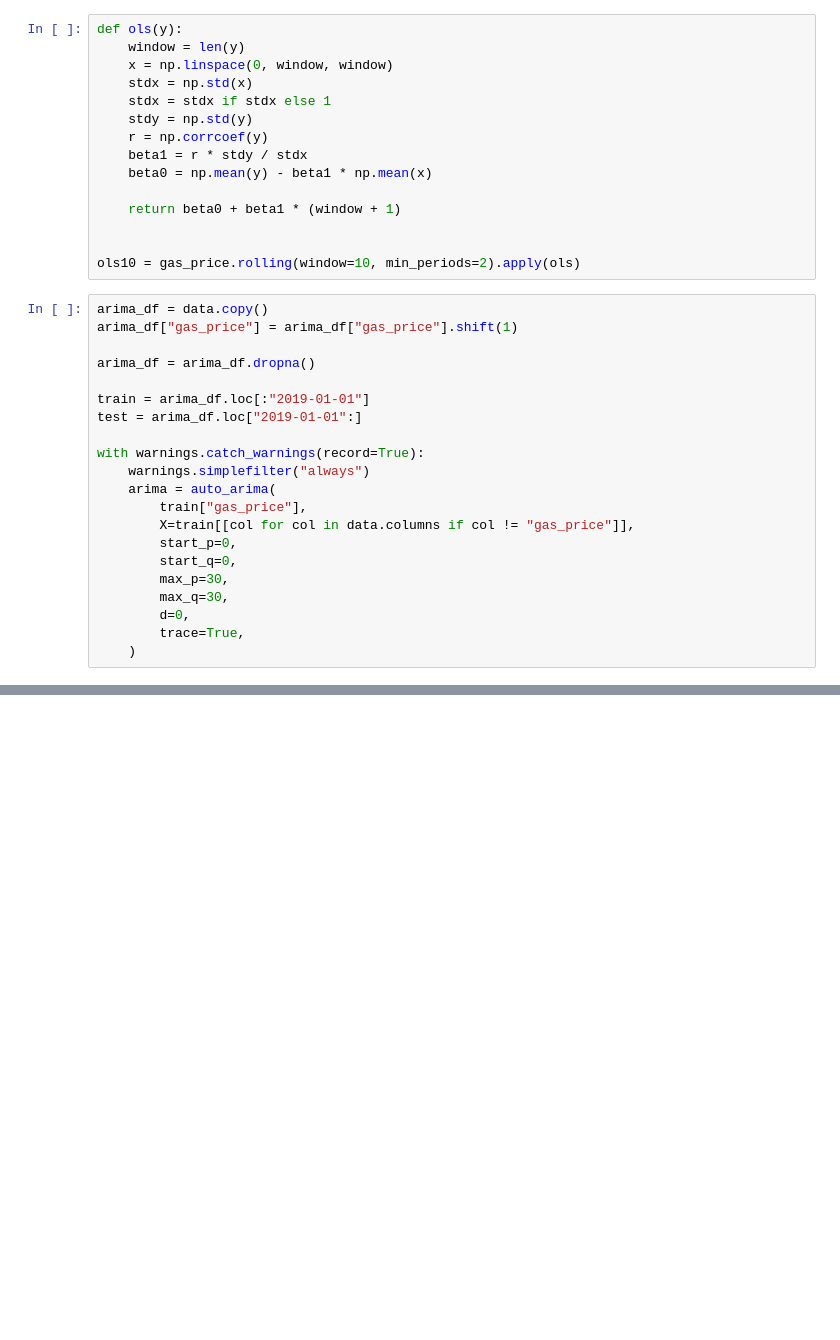
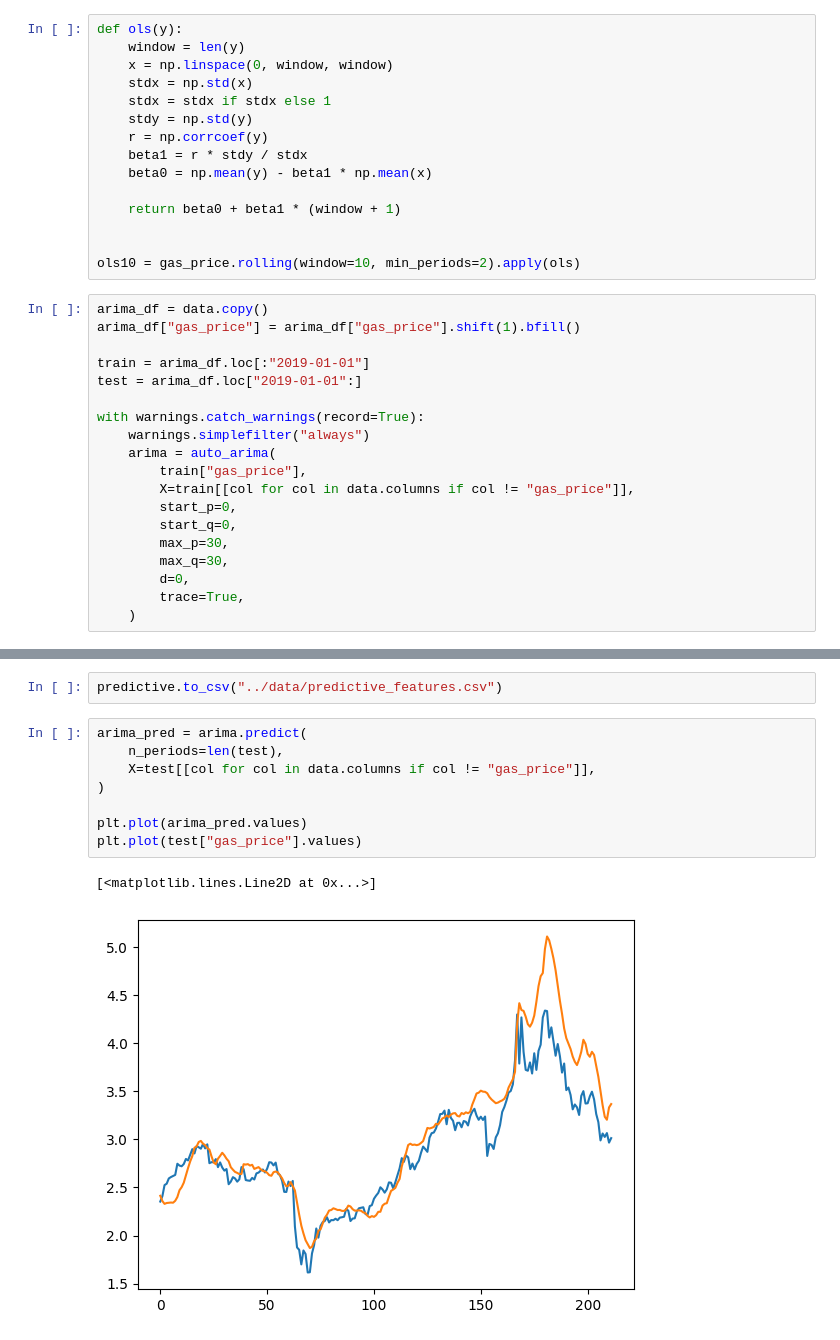
Before and after one commit to alexwalshml/gasoline_price_prediction, a Jupyter notebook: notebooks/7_predictive_feature_engineering.ipynb, the cells around one changed output, grey strips where cells are left out. Cells and saved outputs as stored; diff of their text form; blank space fills up the shorter version.

```diff
--- a/notebooks/7_predictive_feature_engineering.ipynb
+++ b/notebooks/7_predictive_feature_engineering.ipynb
@@ -32,9 +32,7 @@ def ols(y):
 ols10 = gas_price.rolling(window=10, min_periods=2).apply(ols)
 # %%
 arima_df = data.copy()
-arima_df["gas_price"] = arima_df["gas_price"].shift(1)
-
-arima_df = arima_df.dropna()
+arima_df["gas_price"] = arima_df["gas_price"].shift(1).bfill()
 
 train = arima_df.loc[:"2019-01-01"]
 test = arima_df.loc["2019-01-01":]
@@ -111,0 +91,13 @@ Name: gas_price, dtype: float64
+# %%
+predictive.to_csv("../data/predictive_features.csv")
+# %%
+arima_pred = arima.predict(
+    n_periods=len(test),
+    X=test[[col for col in data.columns if col != "gas_price"]],
+)
+
+plt.plot(arima_pred.values)
+plt.plot(test["gas_price"].values)
+# %% [output]
+[<matplotlib.lines.Line2D at 0x...>]
+[figure, added]
```
Also changed, not shown: parts of 4 cells of this notebook, 2 other files.
